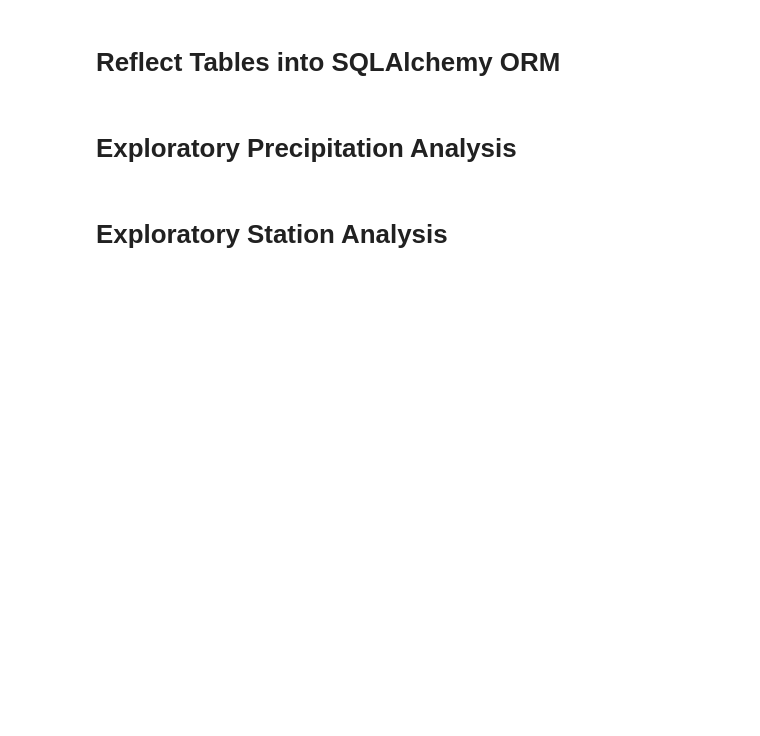
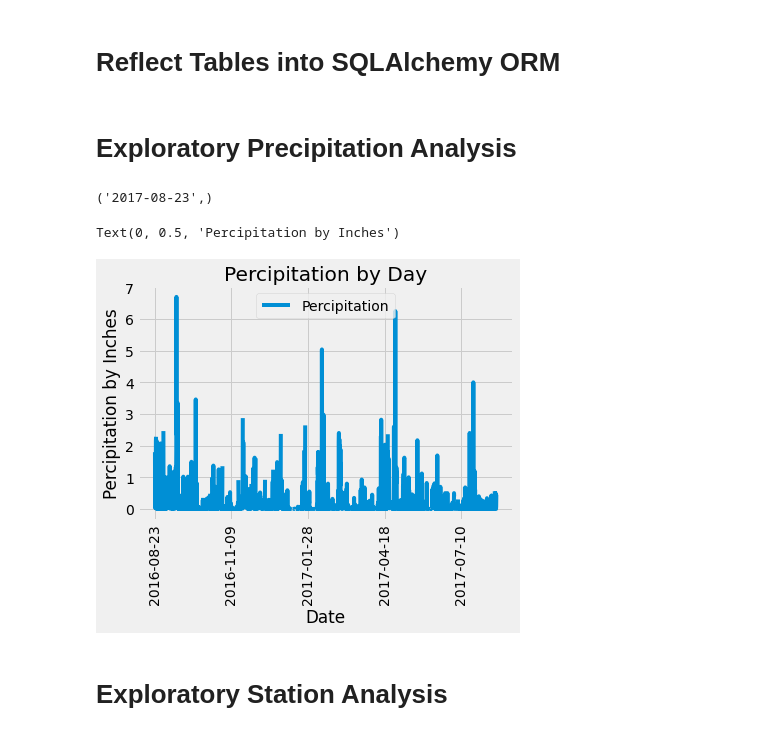
Before and after one commit to JamieClipperton/sqlalchemy-challenge, a Jupyter notebook: climate_starter.ipynb, the cells around one changed output. Cells and saved outputs as stored; diff of their text form; code cells hidden in the pictures; blank space fills up the shorter version.

```diff
--- a/climate_starter.ipynb
+++ b/climate_starter.ipynb
@@ -20,5 +20,6 @@ from sqlalchemy import create_engine, func
 engine = create_engine("sqlite:///hawaii.sqlite")
 # %%
 # reflect an existing database into a new model
-
+Base = automap_base()
 # reflect the tables
+Base.prepare(engine, reflect=True)
@@ -27,28 +26,42 @@ engine = create_engine("sqlite:///hawaii.sqlite")
 # %%
 # Save references to each table
+Measurement = Base.classes.measurement
+Station = Base.classes.station
 # %%
 # Create our session (link) from Python to the DB
+session = Session(engine)
 # %% [markdown]
 # Exploratory Precipitation Analysis
 # %%
 # Find the most recent date in the data set.
+session.query(func.max(Measurement.date)).first()
+# %% [output]
+('2017-08-23',)
 # %%
 # Design a query to retrieve the last 12 months of precipitation data and plot the results.
 # Starting from the most recent data point in the database.
 
 # Calculate the date one year from the last date in data set.
-
+most_recent = dt.date(2017, 8,23) - dt.timedelta(days=365)
 
 # Perform a query to retrieve the data and precipitation scores
-
-
+dps = session.query(Measurement.date, Measurement.prcp).filter(Measurement.date >= most_recent).all()
+#dps
 # Save the query results as a Pandas DataFrame and set the index to the date column
-
+dps_df = pd.DataFrame(dps, columns=['Date', 'Percipitation'])
+dps_df.set_index('Date', inplace= True)
+dps_df
 
 # Sort the dataframe by date
-
+dps_df.sort_index(inplace=True)
 
 # Use Pandas Plotting with Matplotlib to plot the data
+dps_df.plot(rot=90)
+plt.title('Percipitation by Day')
+plt.ylabel('Percipitation by Inches')
+# %% [output]
+Text(0, 0.5, 'Percipitation by Inches')
+[figure, added]
 # %%
 # Use Pandas to calcualte the summary statistics for the precipitation data
 # %% [markdown]
```
Also changed, not shown: parts of 1 cell of this notebook.
